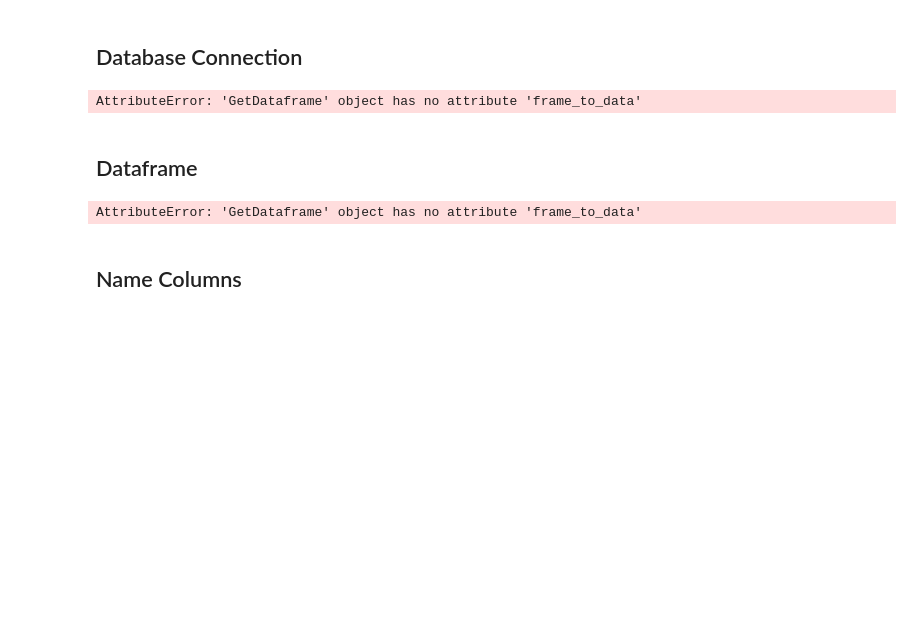
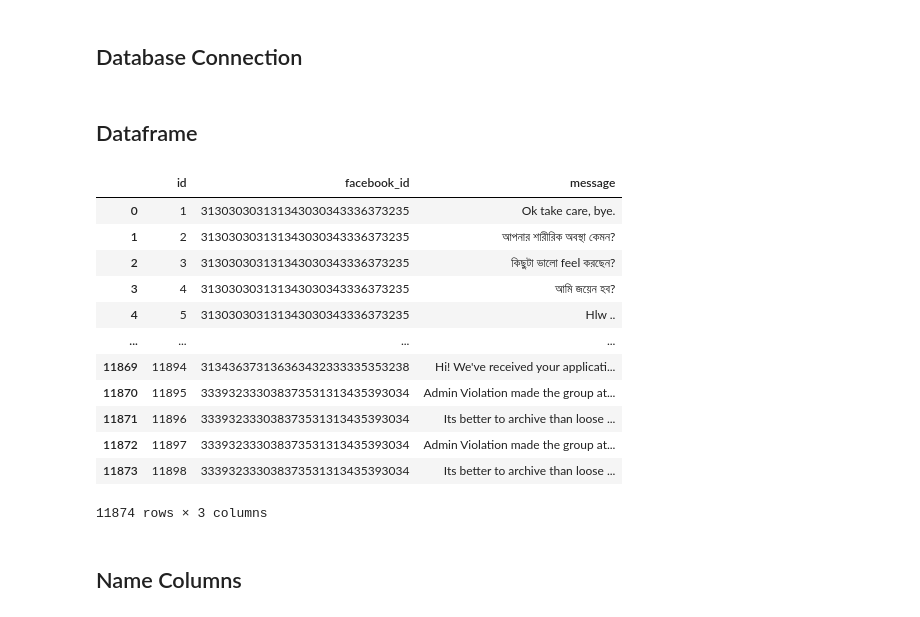
Before and after one commit to Riyantalukdar/PersonalIntelligencePi, a Jupyter notebook: AiResearchWithTensorflow.ipynb, the cells around one changed output. Drawn from its saved outputs; the diff is of its cells as text; code cells hidden in the pictures; blank space fills up the shorter version.

Commit message:
Update: AiResearchWithTensorflow.ipynb "Data Load"

```diff
--- a/AiResearchWithTensorflow.ipynb
+++ b/AiResearchWithTensorflow.ipynb
@@ -14,16 +14,28 @@ database_data = cur.execute("select * from facebook_message order by id").fetcha
 
 # Create a DataFrame from the fetched data
 columns = ["id", "facebook_id", "message"]
-
-# Call frame_to_data with the fetched data and columns
-GetDataframe().frame_to_data(database_data, columns)
-# %% [output]
-AttributeError: 'GetDataframe' object has no attribute 'frame_to_data'
 # %% [markdown]
 ## Dataframe
 # %%
+
+import pandas as pd
+
+df = pd.DataFrame(database_data, columns=columns)
+df
 # %% [output]
+|  | id | facebook_id | message |
+| 0 | 1 | 313030303131343030343336373235 | Ok take care, bye. |
+| 1 | 2 | 313030303131343030343336373235 | আপনার শারীরিক অবস্থা কেমন? |
+| 2 | 3 | 313030303131343030343336373235 | কিছুটা ভালো feel করছেন? |
+| 3 | 4 | 313030303131343030343336373235 | আমি জয়েন হব? |
+| 4 | 5 | 313030303131343030343336373235 | Hlw .. |
+| ... | ... | ... | ... |
+| 11869 | 11894 | 313436373136363432333335353238 | Hi! We've received your applicati... |
+| 11870 | 11895 | 333932333038373531313435393034 | Admin Violation made the group at... |
+| 11871 | 11896 | 333932333038373531313435393034 | Its better to archive than loose ... |
+| 11872 | 11897 | 333932333038373531313435393034 | Admin Violation made the group at... |
+| 11873 | 11898 | 333932333038373531313435393034 | Its better to archive than loose ... |
-AttributeError: 'GetDataframe' object has no attribute 'frame_to_data'
+11874 rows × 3 columns
 # %% [markdown]
 ## Name Columns
 # %%
```
Also changed, not shown: 2 other files.
